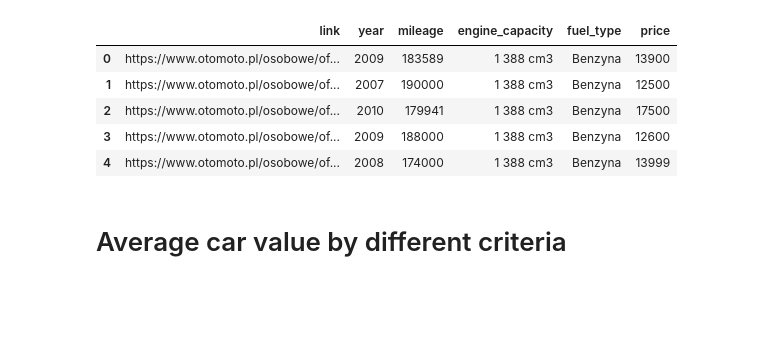
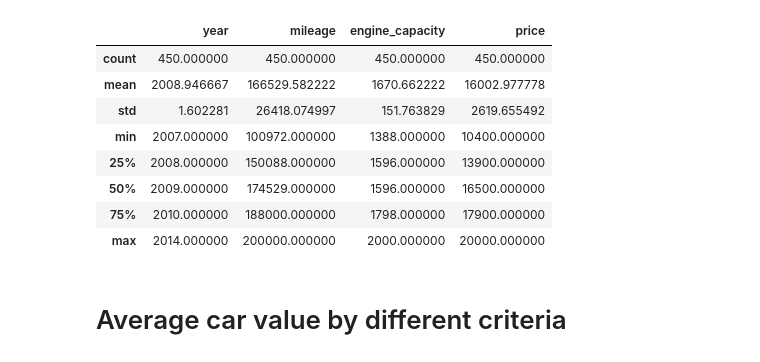
Before and after one commit to PiotrKac5/Otomoto-data-scraping, a Jupyter notebook: graphing.py.ipynb, the cells around one changed output. Saved outputs shown, nothing was run; the diff lists cells and outputs as text; code cells hidden in the pictures; blank space fills up the shorter version.

```diff
--- a/graphing.py.ipynb
+++ b/graphing.py.ipynb
@@ -5,19 +5,25 @@ import matplotlib.pyplot as plt
 # %%
 df = pd.read_csv('cars.csv')
 df['year'] = df['year'].astype(int)
 df['price'] = df['price'].apply(lambda x: x.replace(" ", ""))
 df['price'] = pd.to_numeric(df['price'])
 df['mileage'] = df['mileage'].apply(lambda x: x.replace(" ", ""))
 df['mileage'] = df['mileage'].apply(lambda x: x.replace("km", ""))
 df['mileage'] = df['mileage'].astype(int)
-df.head()
+df['engine_capacity'] = df['engine_capacity'].apply(lambda x: x.replace(" ", ""))
+df['engine_capacity'] = df['engine_capacity'].apply(lambda x: x.replace("cm3", ""))
+df['engine_capacity'] = df['engine_capacity'].astype(int)
+df.describe()
 # %% [output]
-|  | link | year | mileage | engine_capacity | fuel_type | price |
-| 0 | https://www.otomoto.pl/osobowe/of... | 2009 | 183589 | 1 388 cm3 | Benzyna | 13900 |
-| 1 | https://www.otomoto.pl/osobowe/of... | 2007 | 190000 | 1 388 cm3 | Benzyna | 12500 |
-| 2 | https://www.otomoto.pl/osobowe/of... | 2010 | 179941 | 1 388 cm3 | Benzyna | 17500 |
-| 3 | https://www.otomoto.pl/osobowe/of... | 2009 | 188000 | 1 388 cm3 | Benzyna | 12600 |
-| 4 | https://www.otomoto.pl/osobowe/of... | 2008 | 174000 | 1 388 cm3 | Benzyna | 13999 |
+|  | year | mileage | engine_capacity | price |
+| count | 450.000000 | 450.000000 | 450.000000 | 450.000000 |
+| mean | 2008.946667 | 166529.582222 | 1670.662222 | 16002.977778 |
+| std | 1.602281 | 26418.074997 | 151.763829 | 2619.655492 |
+| min | 2007.000000 | 100972.000000 | 1388.000000 | 10400.000000 |
+| 25% | 2008.000000 | 150088.000000 | 1596.000000 | 13900.000000 |
+| 50% | 2009.000000 | 174529.000000 | 1596.000000 | 16500.000000 |
+| 75% | 2010.000000 | 188000.000000 | 1798.000000 | 17900.000000 |
+| max | 2014.000000 | 200000.000000 | 2000.000000 | 20000.000000 |
 # %% [markdown]
 # Average car value by different criteria
 # %% [markdown]
```
Also changed, not shown: parts of 4 cells of this notebook, 2 other files.
